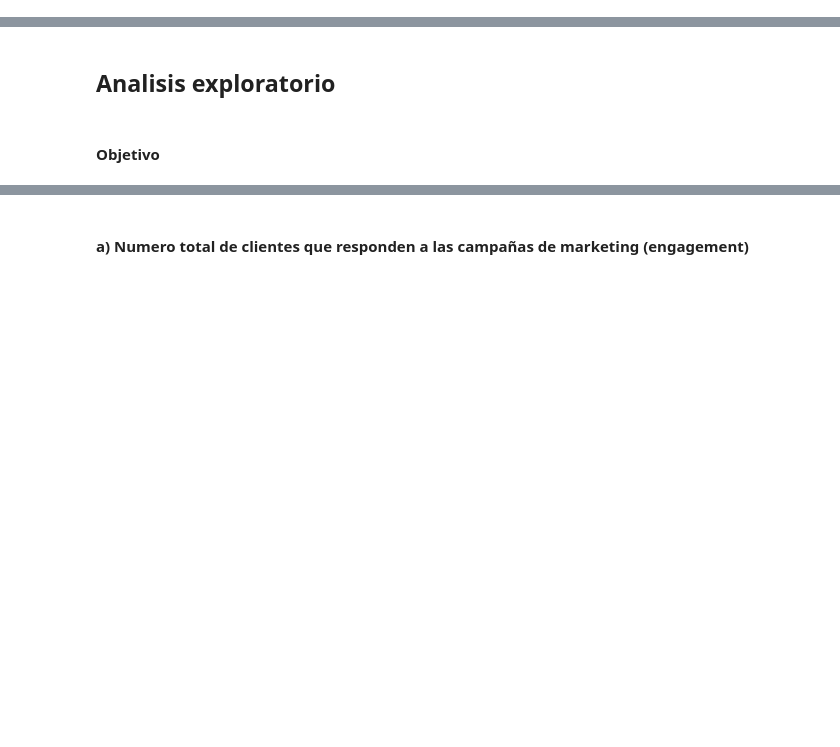
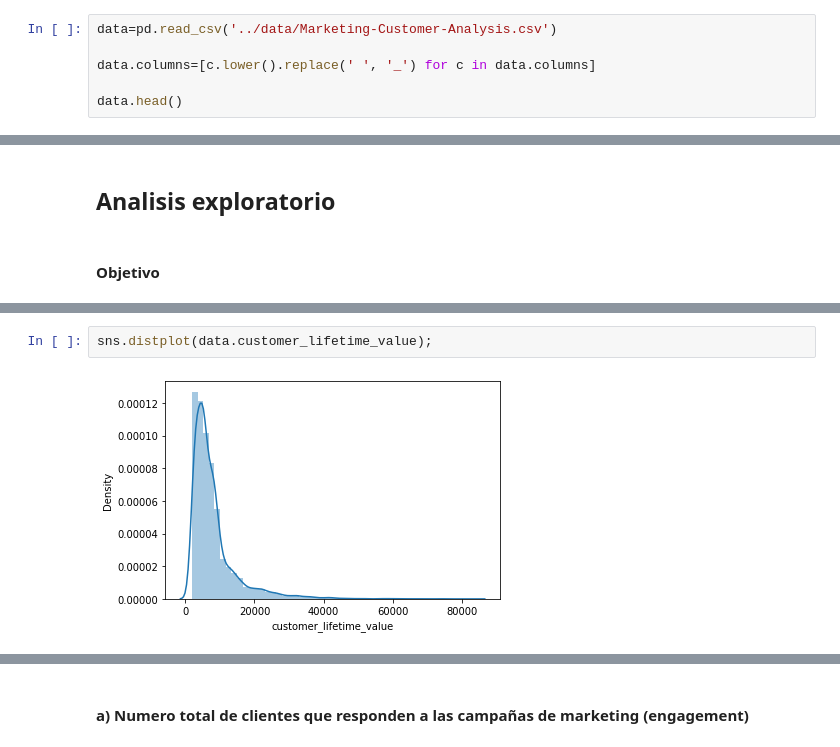
Before and after one commit to Ironhack-Data-Madrid-Abril-2021/Material_Clase, a Jupyter notebook: semana_4/1.2 - Ejemplo CLV.ipynb, the cells around one changed output, grey strips where cells are left out. Saved outputs shown, nothing was run; the diff lists cells and outputs as text; blank space fills up the shorter version.

```diff
--- a/semana_4/1.2 - Ejemplo CLV.ipynb
+++ b/semana_4/1.2 - Ejemplo CLV.ipynb
@@ -39,2 +50,8 @@ Mejorar el CLV a traves del marketing.
 # %% [markdown]
 ## Obtener datos
+# %%
+data=pd.read_csv('../data/Marketing-Customer-Analysis.csv')
+
+data.columns=[c.lower().replace(' ', '_') for c in data.columns]
+
+data.head()
@@ -44,0 +81,4 @@ Mejorar el CLV a traves del marketing.
+# %%
+sns.distplot(data.customer_lifetime_value);
+# %% [output]
+[figure, added]
```
Also changed, not shown: parts of 25 cells of this notebook.
